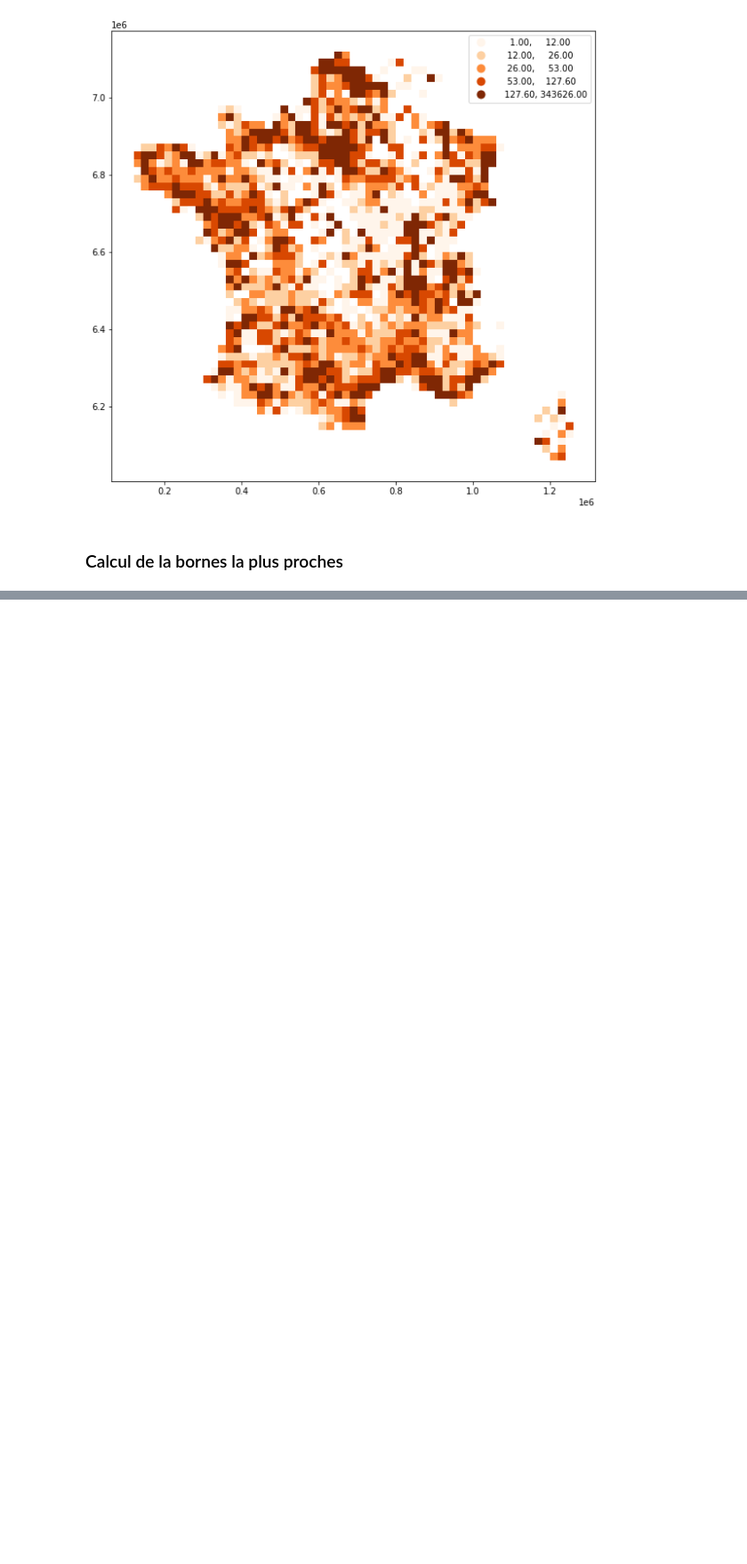
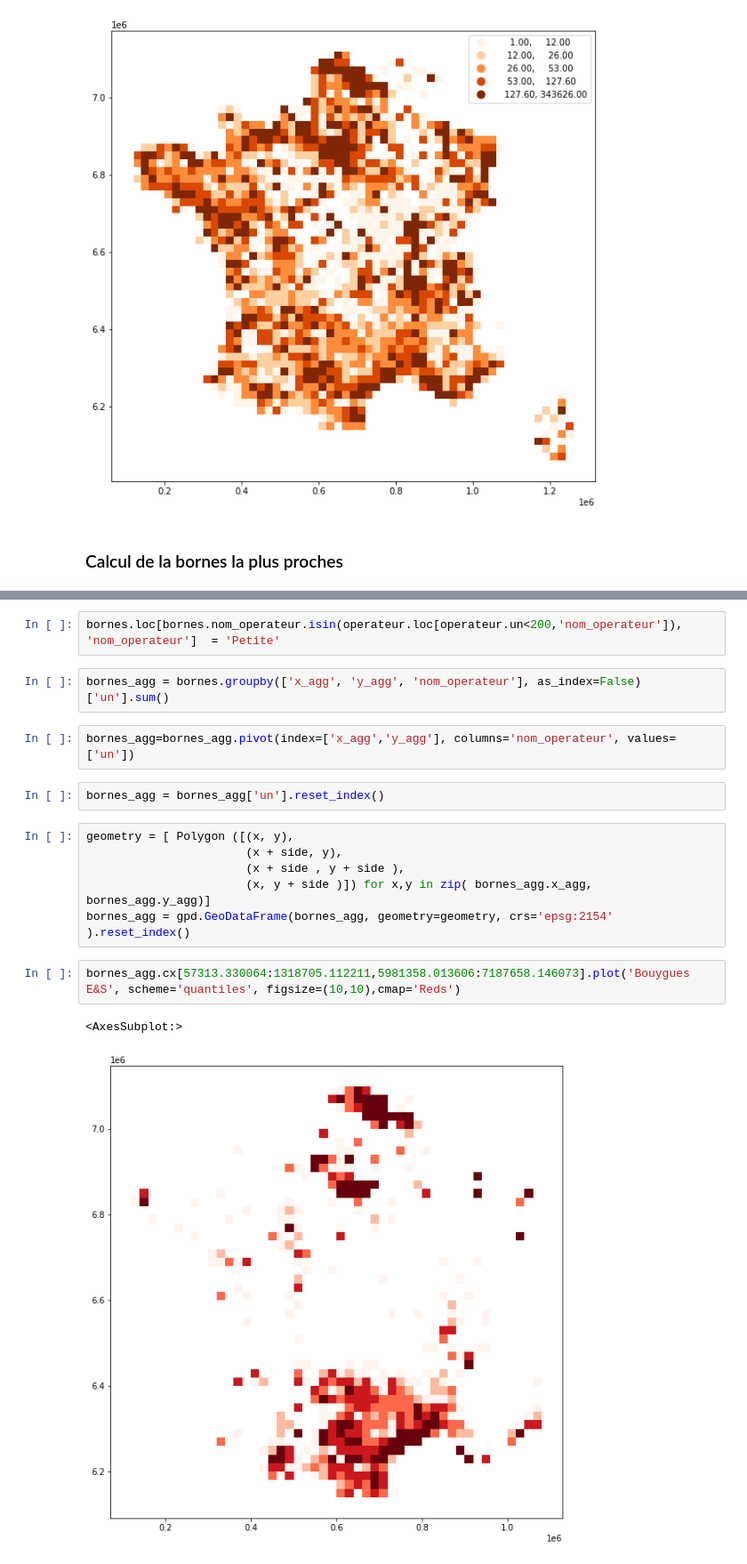
Before and after one commit to anaelDelorme/hackaviz2023, a Jupyter notebook: analyse/premieres analyses.ipynb, the cells around one changed output, grey strips where cells are left out. Shown at 89% size. Drawn from its saved outputs; the diff is of its cells as text; blank space fills up the shorter version.

```diff
--- a/analyse/premieres analyses.ipynb
+++ b/analyse/premieres analyses.ipynb
@@ -64,0 +152,19 @@ ax = agg.cx[57313.330064:1318705.112211,5981358.013606:7187658.146073].plot('nbr
+# %%
+bornes.loc[bornes.nom_operateur.isin(operateur.loc[operateur.un<200,'nom_operateur']), 'nom_operateur']  = 'Petite'
+# %%
+bornes_agg = bornes.groupby(['x_agg', 'y_agg', 'nom_operateur'], as_index=False)['un'].sum()
+# %%
+bornes_agg=bornes_agg.pivot(index=['x_agg','y_agg'], columns='nom_operateur', values=['un'])
+# %%
+bornes_agg = bornes_agg['un'].reset_index()
+# %%
+geometry = [ Polygon ([(x, y),
+                       (x + side, y),
+                       (x + side , y + side ),
+                       (x, y + side )]) for x,y in zip( bornes_agg.x_agg, bornes_agg.y_agg)]
+bornes_agg = gpd.GeoDataFrame(bornes_agg, geometry=geometry, crs='epsg:2154' ).reset_index()
+# %%
+bornes_agg.cx[57313.330064:1318705.112211,5981358.013606:7187658.146073].plot('Bouygues E&S', scheme='quantiles', figsize=(10,10),cmap='Reds')
+# %% [output]
+<AxesSubplot:>
+[figure, added]
```
Also changed, not shown: parts of 34 cells of this notebook.
